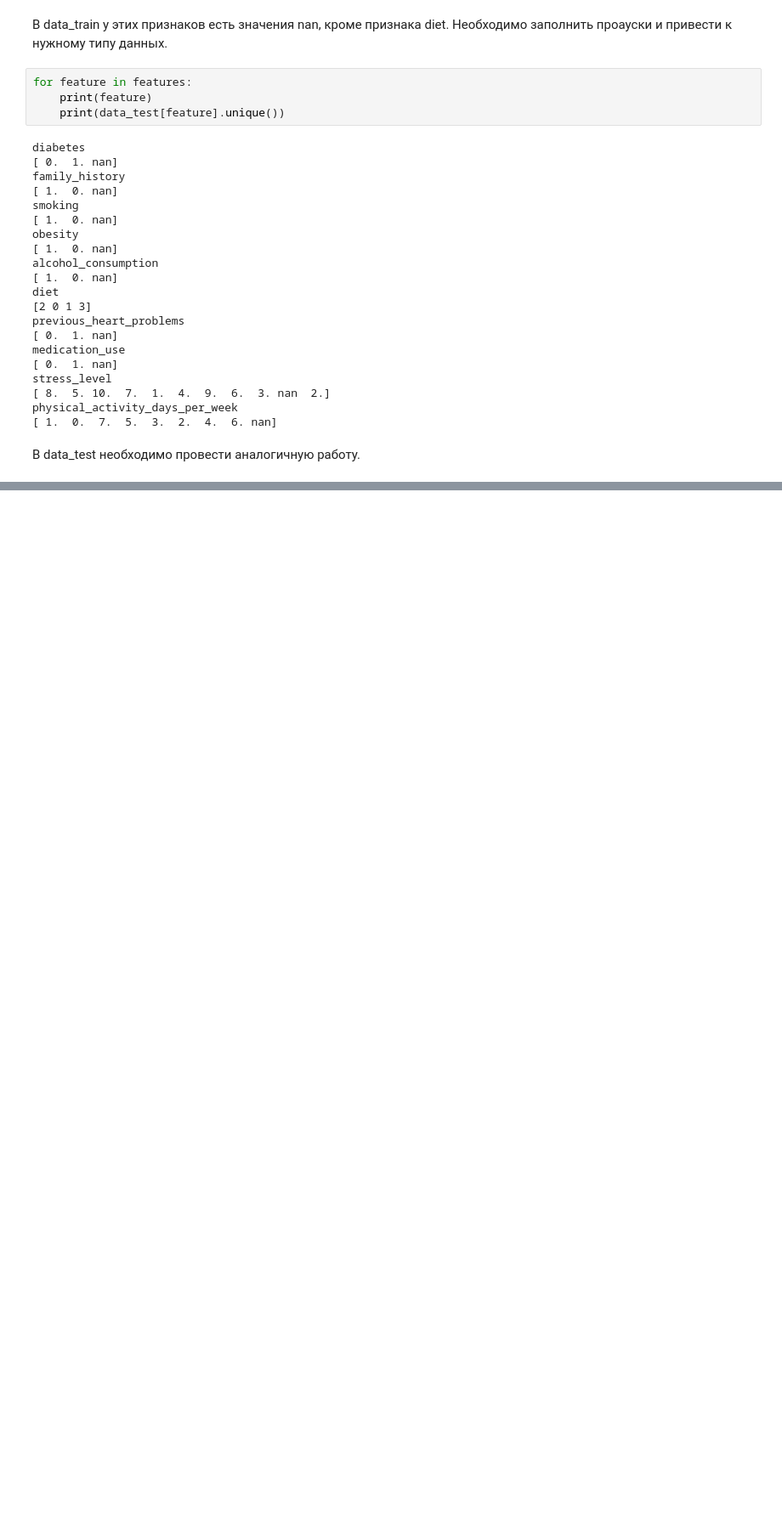
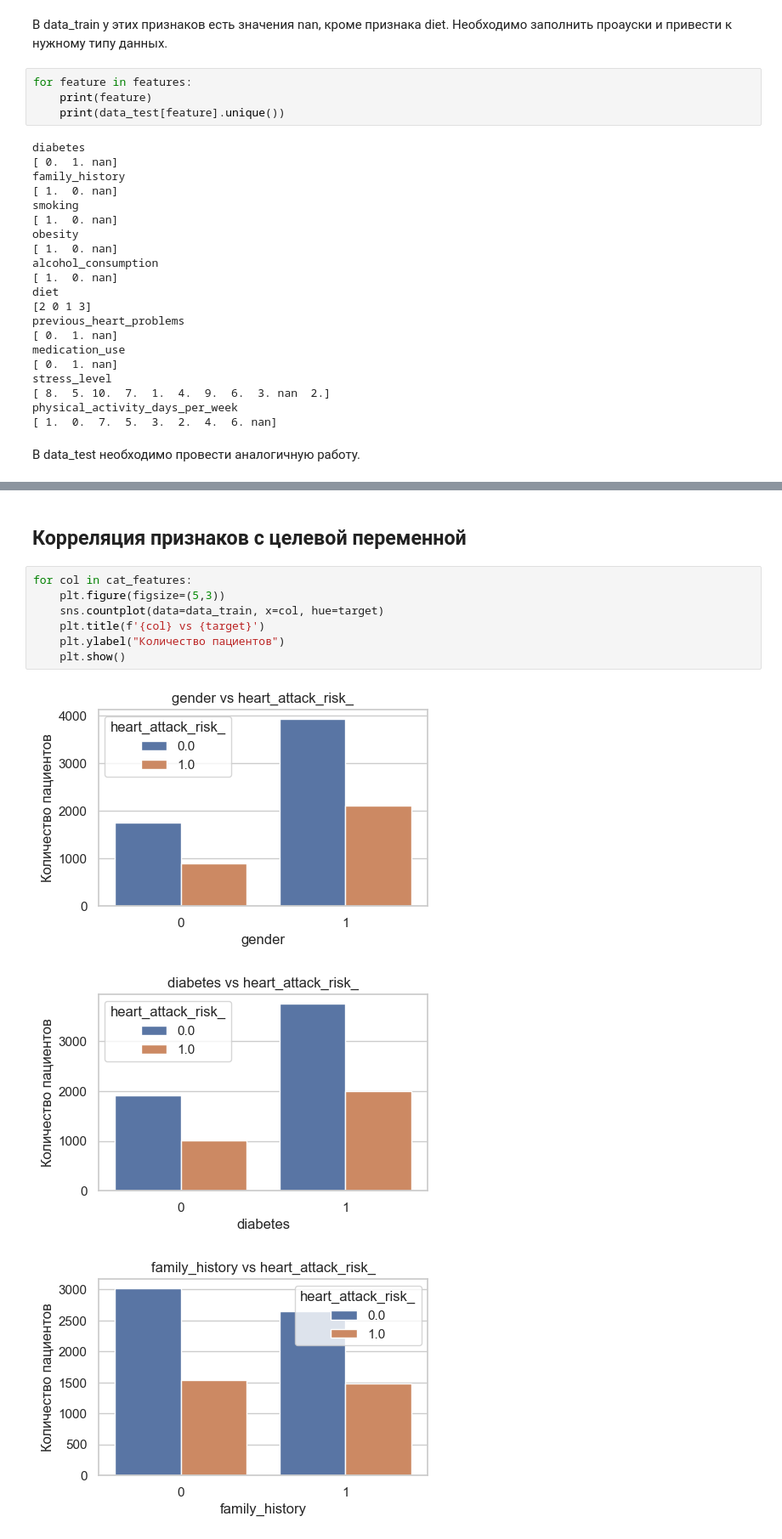
Before and after one commit to Schwarzepolizei/heart-attack-prediction, a Jupyter notebook: heart-attack-prediction.ipynb, the cells around one changed output, grey strips where cells are left out. Shown at 85% size. Cells and saved outputs as stored; diff of their text form; blank space fills up the shorter version.

```diff
--- a/heart-attack-prediction.ipynb
+++ b/heart-attack-prediction.ipynb
@@ -368,0 +669,13 @@ physical_activity_days_per_week
+# %% [markdown]
+## Корреляция признаков с целевой переменной
+# %%
+for col in cat_features:
+    plt.figure(figsize=(5,3))
+    sns.countplot(data=data_train, x=col, hue=target)
+    plt.title(f'{col} vs {target}')
+    plt.ylabel("Количество пациентов")
+    plt.show()
+# %% [output]
+[figure, added]
+[figure, added]
+[figure, added]
```
Also changed, not shown: parts of 20 cells of this notebook.
